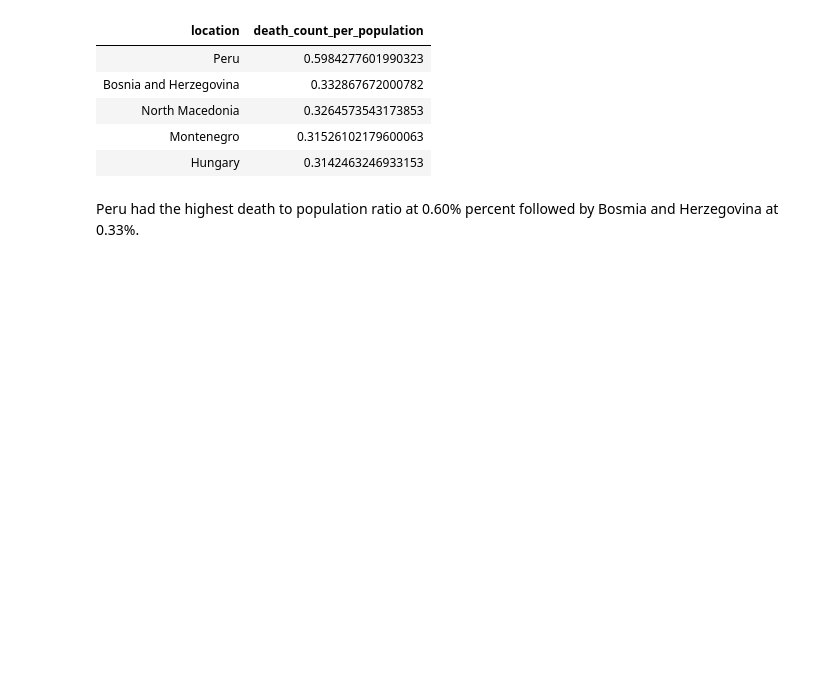
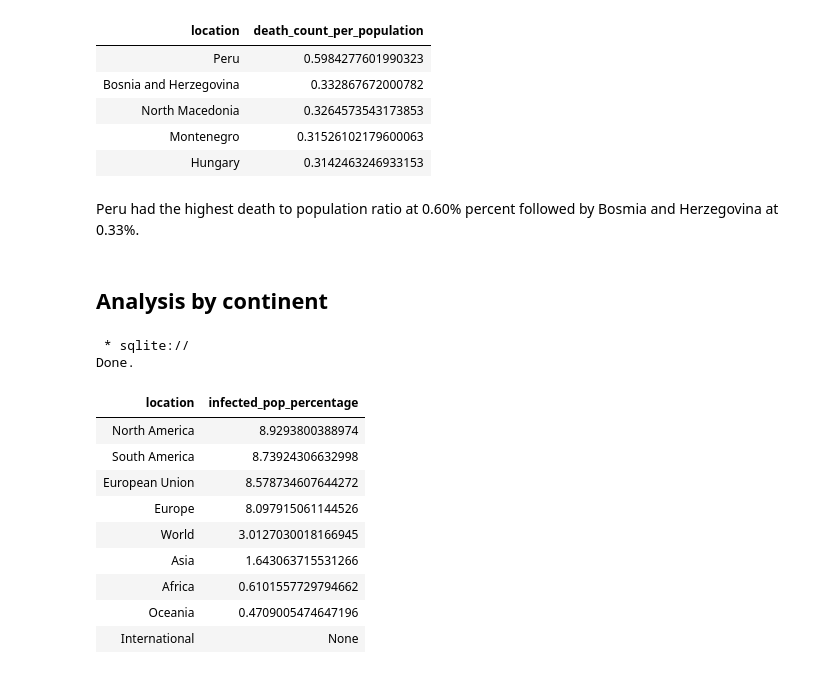
Before and after one commit to MaureenGatu/Data-Analysis, a Jupyter notebook: Global_data_on_confirmed_COVID_19_deaths.ipynb, the cells around one changed output. Cells and saved outputs as stored; diff of their text form; code cells hidden in the pictures; blank space fills up the shorter version.

```diff
--- a/Global_data_on_confirmed_COVID_19_deaths.ipynb
+++ b/Global_data_on_confirmed_COVID_19_deaths.ipynb
@@ -217,3 +236,29 @@ Done.
 | Hungary | 0.3142463246933153 |
 # %% [markdown]
 Peru had the highest death to population ratio at 0.60% percent followed by Bosmia and Herzegovina at 0.33%.
+# %% [markdown]
+## Analysis by continent
+# %%
+%%sql
+-- Continent wide death count per population
+SELECT location, MAX((total_cases/population))*100 as infected_pop_percentage
+FROM covid_deaths
+-- To exclude data that was aggregated per continent
+WHERE continent IS  NULL
+--Group by location to get highest per country
+GROUP BY location
+--Order in descending order of the highest death count per location
+ORDER BY 2 desc;
+# %% [output]
+ * sqlite://
+Done.
+| location | infected_pop_percentage |
+| North America | 8.9293800388974 |
+| South America | 8.73924306632998 |
+| European Union | 8.578734607644272 |
+| Europe | 8.097915061144526 |
+| World | 3.0127030018166945 |
+| Asia | 1.643063715531266 |
+| Africa | 0.6101557729794662 |
+| Oceania | 0.4709005474647196 |
+| International | None |
```
Also changed, not shown: parts of 29 cells of this notebook.
